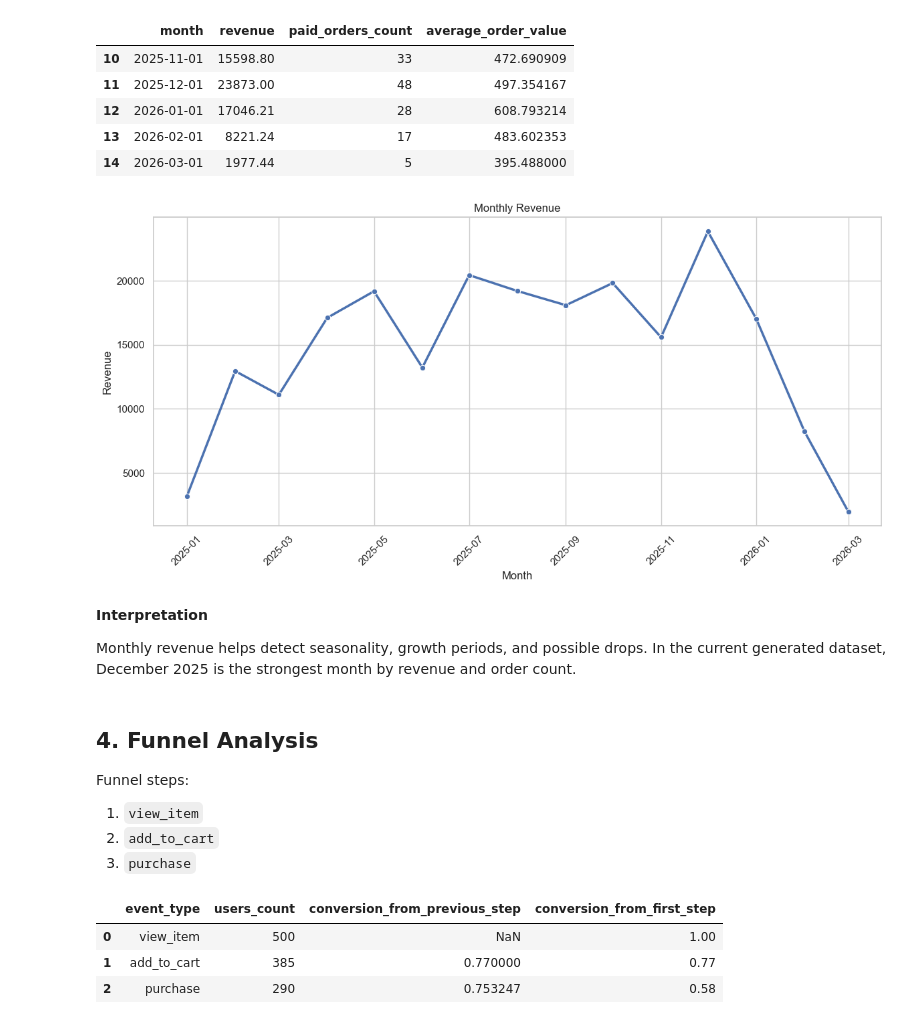
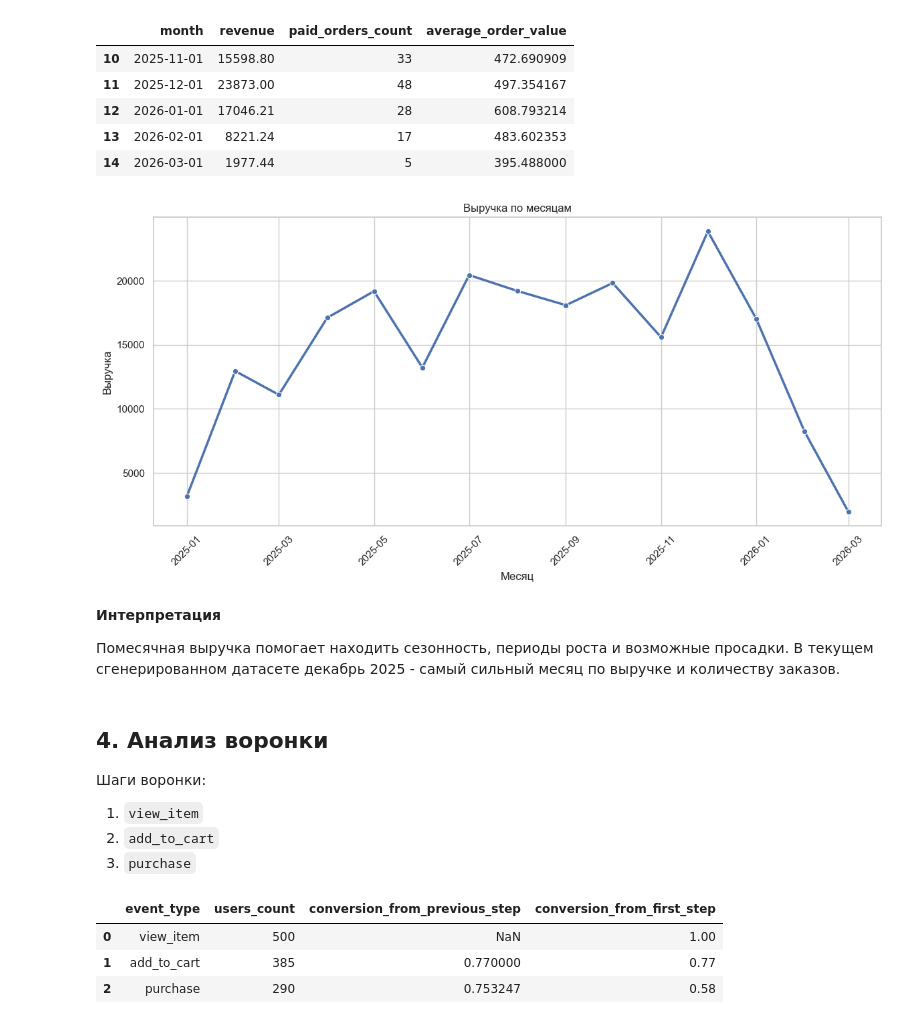
Before and after one commit to Yohji33/product-analytics-pet-project, a Jupyter notebook: notebooks/01_eda_analysis.ipynb, the cells around one changed output. Saved outputs shown, nothing was run; the diff lists cells and outputs as text; code cells hidden in the pictures.

```diff
--- a/notebooks/01_eda_analysis.ipynb
+++ b/notebooks/01_eda_analysis.ipynb
@@ -129,24 +129,24 @@ monthly_metrics.tail()
 # %%
 plt.figure(figsize=(12, 6))
 sns.lineplot(data=monthly_metrics, x="month", y="revenue", marker="o", linewidth=2.5)
-plt.title("Monthly Revenue")
-plt.xlabel("Month")
-plt.ylabel("Revenue")
+plt.title("Выручка по месяцам")
+plt.xlabel("Месяц")
+plt.ylabel("Выручка")
 plt.xticks(rotation=45)
 plt.tight_layout()
 plt.savefig(FIGURES_DIR / "monthly_revenue.png", dpi=160)
 plt.show()
 # %% [output]
-[figure, old version]
+[figure, new version]
-# %% [markdown]
-**Interpretation**
-
-Monthly revenue helps detect seasonality, growth periods, and possible drops.
-In the current generated dataset, December 2025 is the strongest month by revenue and order count.
+# %% [markdown]
+**Интерпретация**
+
+Помесячная выручка помогает находить сезонность, периоды роста и возможные просадки.
+В текущем сгенерированном датасете декабрь 2025 - самый сильный месяц по выручке и количеству заказов.
 # %% [markdown]
-## 4. Funnel Analysis
+## 4. Анализ воронки
 
-Funnel steps:
+Шаги воронки:
 
 1. `view_item`
 2. `add_to_cart`
```
Also changed, not shown: parts of 24 cells of this notebook, 14 other files.
